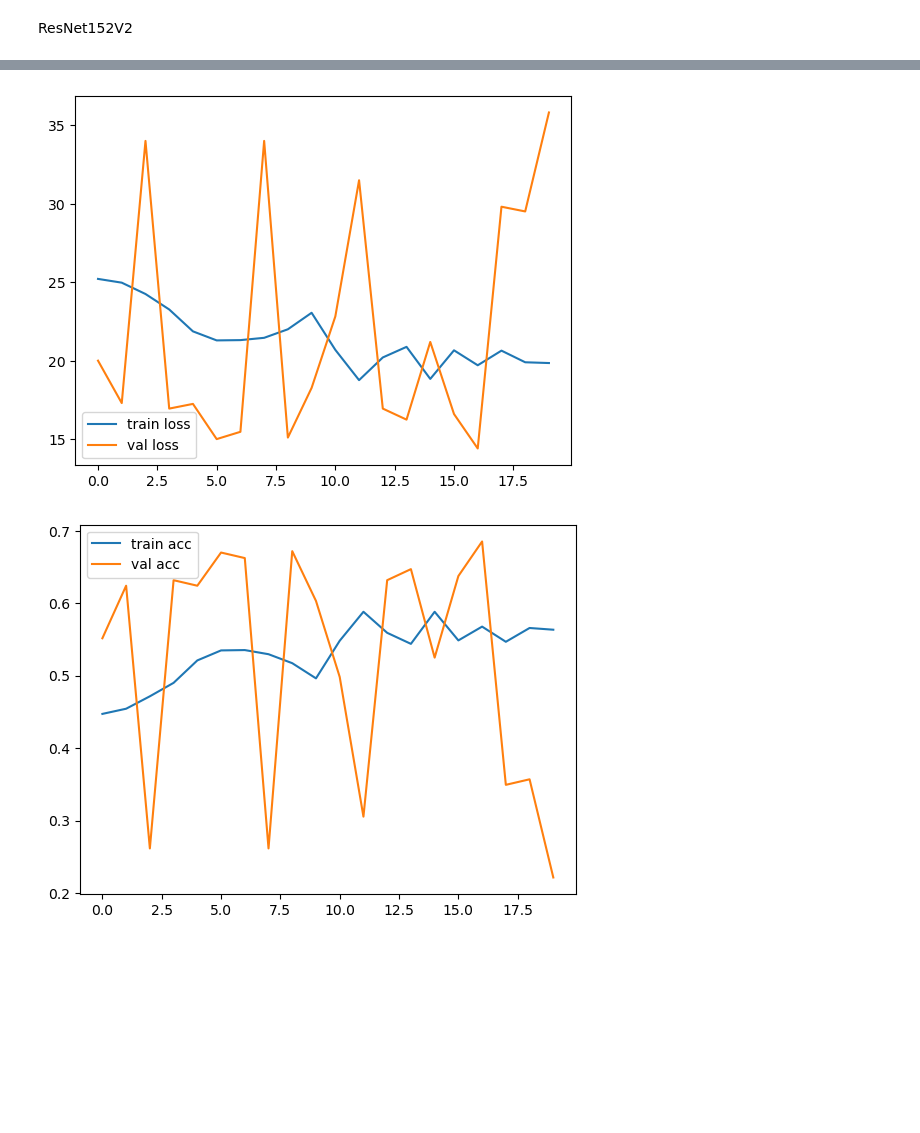
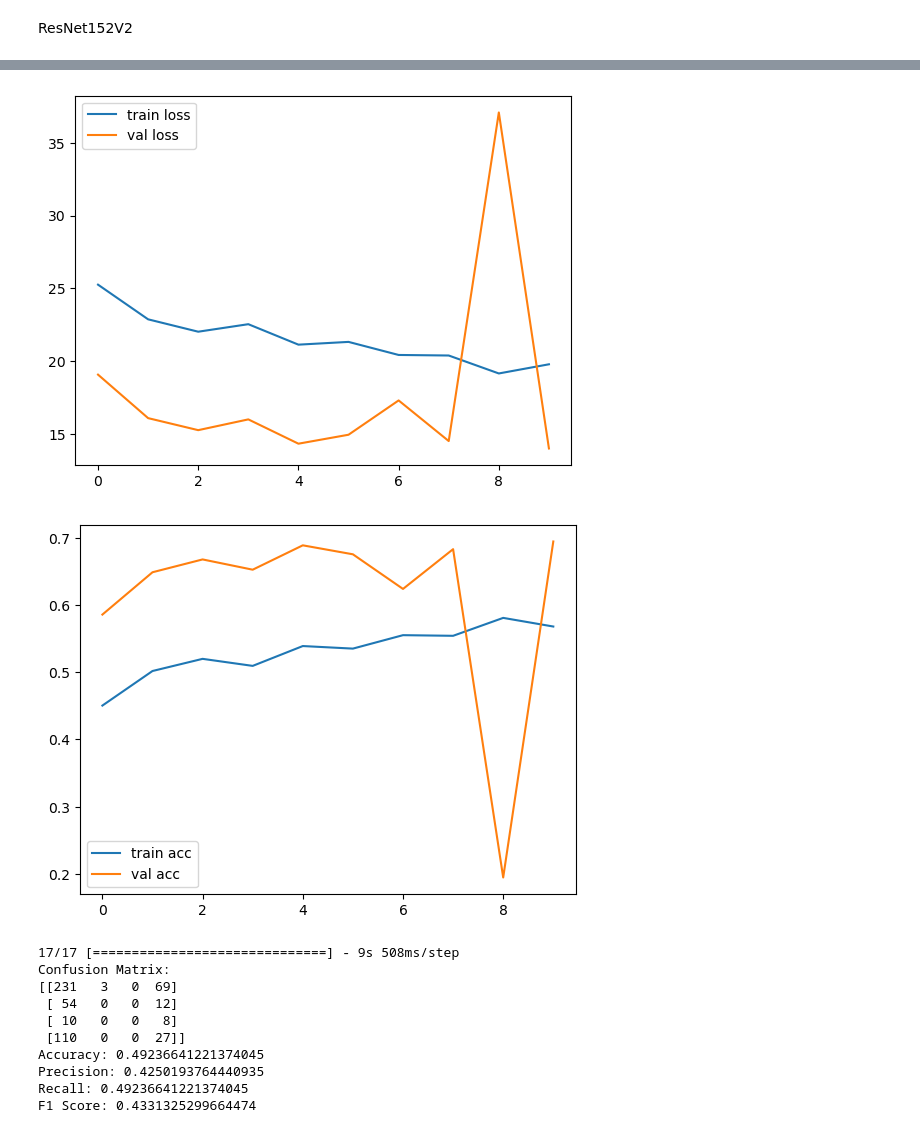
Before and after one commit to Skele-Y/COMP9517, a Jupyter notebook: project/shady_cnn3.ipynb, the cells around one changed output, grey strips where cells are left out. Saved outputs shown, nothing was run; the diff lists cells and outputs as text; code cells hidden in the pictures; blank space fills up the shorter version.

```diff
--- a/project/shady_cnn3.ipynb
+++ b/project/shady_cnn3.ipynb
@@ -144,10 +149,22 @@ for layer in vgg.layers:
   layer.trainable = False
 
 x = Flatten()(vgg.output) #Output obtained on vgg16 is now flattened.
+
+x = Dense(4096, activation='relu')(x)
+#x = Dense(2048, activation='reulu')(x)
+
 prediction = Dense(4, activation='softmax')(x)
+
+
 #Creating model object
 model = Model(inputs=vgg.input, outputs=prediction)
+
 model.summary()
+
+from tensorflow.keras.utils import plot_model
+import pygraphviz
+# Save the diagram to a file
+plot_model(model, to_file='model_diagram.png', show_shapes=True, show_layer_names=True)
 # %% [output]
 Model: "model_1"
 _________________________________________________________________
@@ -239,5 +314,10 @@ ________________________________________________________________________________
 # %%
 #Compile the model
+start_time = time.time()
 model2.compile(loss='sparse_categorical_crossentropy', optimizer='adam', metrics=['accuracy'])
-history2 = model2.fit(train_ds, validation_data=val_ds, epochs=20, batch_size=32)
+history2 = model2.fit(train_ds, validation_data=val_ds, epochs=10, batch_size=32)
+time_taken = time.time() - start_time
+print(f"Function 1: Time taken - {time_taken:.4f} seconds\n\n")
+
+model2.save('models/Resnet.h5')
 # %% [output]
@@ -261,15 +341,54 @@ Epoch 20/20
 # %%
 # loss
 plt.plot(history2.history['loss'], label='train loss')
 plt.plot(history2.history['val_loss'], label='val loss')
 plt.legend()
 plt.show()
 
 # accuracies
 plt.plot(history2.history['accuracy'], label='train acc')
 plt.plot(history2.history['val_accuracy'], label='val acc')
 plt.legend()
 plt.show()
+
+from sklearn.metrics import confusion_matrix, accuracy_score, precision_score, recall_score, f1_score
+
+# Evaluate the model on the validation set
+val_predictions = model2.predict(val_ds)
+val_true_labels = np.concatenate([y for x, y in val_ds], axis=0)
+
+# Convert predicted probabilities to class labels
+val_pred_labels = np.argmax(val_predictions, axis=1)
+
+# Compute the confusion matrix
+conf_matrix = confusion_matrix(val_true_labels, val_pred_labels)
+
+# Print the confusion matrix
+print("Confusion Matrix:")
+print(conf_matrix)
+
+
+# Calculate additional evaluation metrics
+accuracy = accuracy_score(val_true_labels, val_pred_labels)
+precision = precision_score(val_true_labels, val_pred_labels, average='weighted', zero_division=1)
+recall = recall_score(val_true_labels, val_pred_labels, average='weighted')
+f1 = f1_score(val_true_labels, val_pred_labels, average='weighted')
+
+# Print the evaluation metrics
+print("Accuracy:", accuracy)
+print("Precision:", precision)
+print("Recall:", recall)
+print("F1 Score:", f1)
 # %% [output]
-[figure, old version]
+[figure, new version]
-[figure, old version]
+[figure, new version]
+17/17 [==============================] - 9s 508ms/step
+Confusion Matrix:
+[[231   3   0  69]
+ [ 54   0   0  12]
+ [ 10   0   0   8]
+ [110   0   0  27]]
+Accuracy: 0.49236641221374045
+Precision: 0.4250193764440935
+Recall: 0.49236641221374045
+F1 Score: 0.4331325299664474
```
Also changed, not shown: parts of 14 cells of this notebook, 1 other file.
